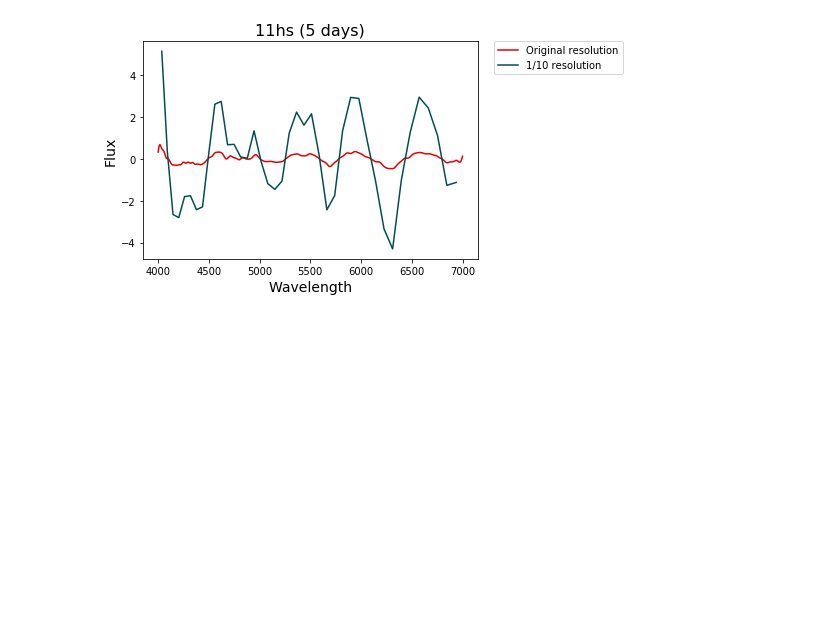
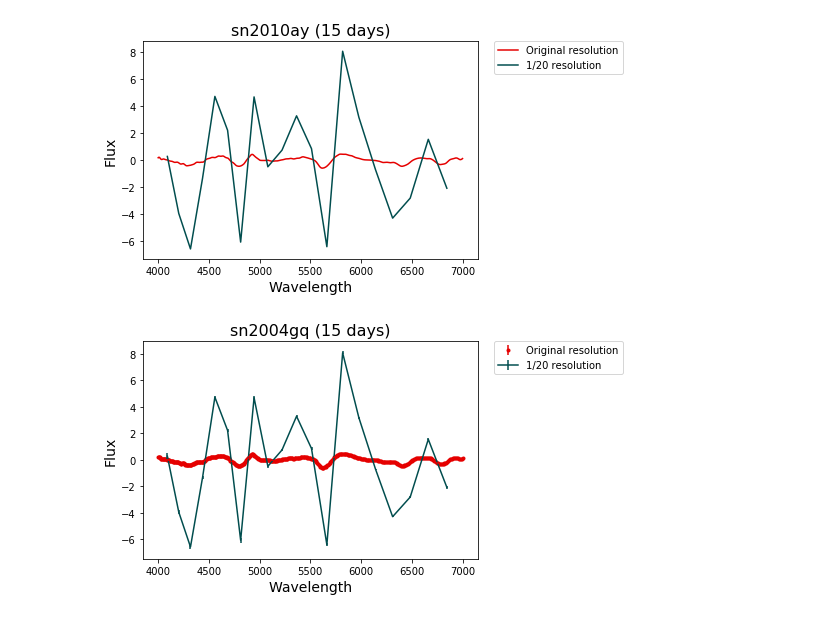
Before and after one commit to umerudel/SESNspectraPCA, a Jupyter notebook: code/specres0.ipynb, the cells around one changed output. Saved outputs shown, nothing was run; the diff lists cells and outputs as text; code cells hidden in the pictures; blank space fills up the shorter version.

```diff
--- a/code/specres0.ipynb
+++ b/code/specres0.ipynb
@@ -66,17 +68,37 @@ def binspectra(wvl, flux, uncer, N):
     return wnew, fnew, uncernew
 # %%
-# An example, here we decrease the resolution of the spectrum of supernova "11hs" by factor of 10
+# An example, here we decrease the resolution of the spectrum of supernova "x" by factor of N
 # and plot the two spectra without the uncerainty arrays.
 
 
 newspectra10 = binspectra(wvl, flux, uncer, N)
 plt.plot(wvl, flux, c='xkcd:red', label="Original resolution")
-plt.plot(newspectra10[0], newspectra10[1], c='xkcd:dark teal', label="1/10 resolution")
+plt.plot(newspectra10[0], newspectra10[1], c='xkcd:dark teal', label="1/20 resolution")
 plt.xlabel('Wavelength', fontsize=14)
 plt.ylabel('Flux', fontsize=14)
-plt.title('11hs (5 days)', fontsize=16)
+plt.title('sn2010ay (15 days)', fontsize=16)
 plt.legend(bbox_to_anchor=(1.05, 1), loc='upper left', borderaxespad=0.)
 plt.show()
 # %% [output]
-[figure, old version]
+[figure, new version]
+# %%
+# Spectrum of "X" with the uncertainty.
+
+plt.errorbar(wvl, flux, c='xkcd:red',yerr=uncer, xerr=None,
+             fmt='.', ecolor=None, elinewidth=None, capsize=None,
+             barsabove=True, lolims=False, uplims=False, xlolims=False,
+             xuplims=False, errorevery=1, capthick=None, data=None, label="Original resolution")
+plt.errorbar(newspectra10[0], newspectra10[1], c='xkcd:dark teal',yerr=newspectra10[2],
+             xerr=None, fmt='', ecolor=None, elinewidth=None, capsize=None, barsabove=True,
+             lolims=False, uplims=False, xlolims=False, xuplims=False, errorevery=1, capthick=None,
+             data=None, label="1/20 resolution")
+plt.xlabel('Wavelength', fontsize=14)
+plt.ylabel('Flux', fontsize=14)
+plt.title('sn2004gq (15 days)', fontsize=16)
+plt.legend(bbox_to_anchor=(1.05, 1), loc='upper left', borderaxespad=0.)
+#plt.xlim(4550, 5000)
+#plt.ylim(-0.1, 0.1)
+plt.show()
+# %% [output]
+[figure, added]
 # %%
```
Also changed, not shown: parts of 6 cells of this notebook.
